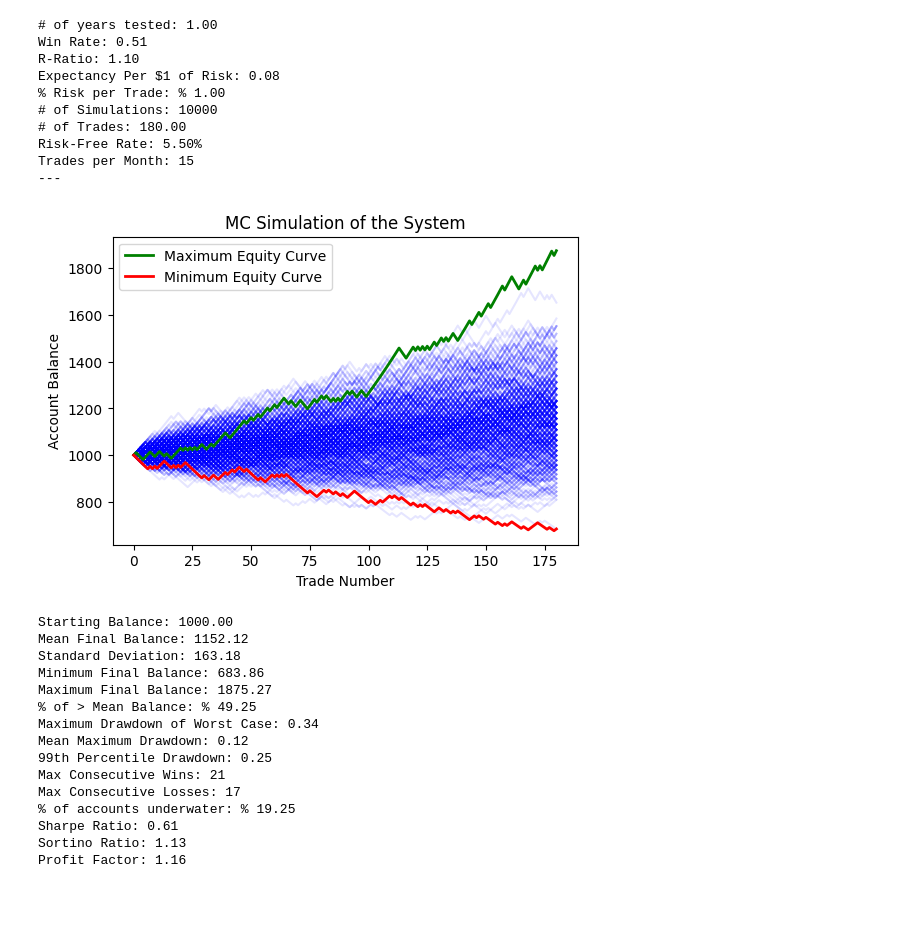
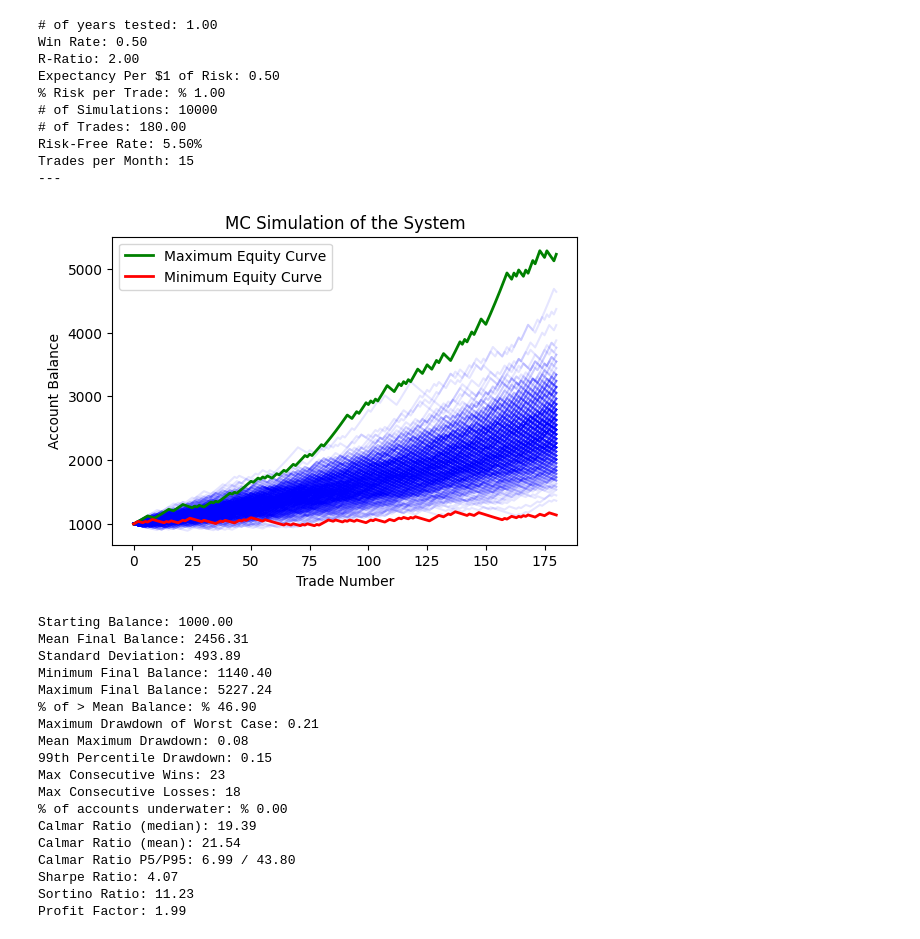
Before and after one commit to ergodique/Portfolio, a Jupyter notebook: Monte Carlo Simulation Equity Curve/mc_sim.ipynb, the cells around one changed output. Cells and saved outputs as stored; diff of their text form; code cells hidden in the pictures; blank space fills up the shorter version.

```diff
--- a/Monte Carlo Simulation Equity Curve/mc_sim.ipynb
+++ b/Monte Carlo Simulation Equity Curve/mc_sim.ipynb
@@ -154,6 +154,22 @@ def monte_carlo_simulation(win_rate, reward_to_risk, risk_per_trade, num_simulat
     print(f'Max Consecutive Losses: {np.max(max_consecutive_losses)}')
     print(f'% of accounts underwater: % {(total_numof_account_underwater/num_simulations*100):.2f}')
 
+    # -- CAGR ve Calmar Oranı --
+    years_float = num_trades / (trades_per_month * 12) if (trades_per_month * 12) > 0 else 1
+    if years_float <= 0:
+        years_float = 1
+    cagr_list = ((np.array(final_balances) / start_balance) ** (1 / years_float)) - 1
+    max_dd_array = np.array(max_drawdowns)
+    with np.errstate(divide='ignore', invalid='ignore'):
+        calmar_list = np.where(max_dd_array > 0, cagr_list / max_dd_array, np.nan)
+    calmar_median = np.nanmedian(calmar_list)
+    calmar_mean = np.nanmean(calmar_list)
+    calmar_p5 = np.nanpercentile(calmar_list, 5)
+    calmar_p95 = np.nanpercentile(calmar_list, 95)
+    print(f'Calmar Ratio (median): {calmar_median:.2f}')
+    print(f'Calmar Ratio (mean): {calmar_mean:.2f}')
+    print(f'Calmar Ratio P5/P95: {calmar_p5:.2f} / {calmar_p95:.2f}')
+
     # -- Sharpe, Sortino ve Profit Factor Oranları --
     all_monthly_returns_flat = np.concatenate(all_monthly_returns)
     sharpe_ratio = calculate_sharpe_ratio(all_monthly_returns_flat, risk_free_rate)
@@ -186,8 +202,8 @@ def monte_carlo_simulation(win_rate, reward_to_risk, risk_per_trade, num_simulat
 
 # Parametreler
 years = 1
-win_rate = 0.5136 # Kazanma oranı
-reward_to_risk = 258/234 # Ödül-zarar oranı
+win_rate = 0.50 # Kazanma oranı
+reward_to_risk = 2 # Ödül-zarar oranı
 expectancy = win_rate * reward_to_risk - (1 - win_rate)
 risk_per_trade = 0.01  # Trade başına risk
 num_simulations = 10000  # Simülasyon sayısı
@@ -198,49 +214,52 @@ risk_free_rate = 0.055  # Yıllık risksiz faiz oranı
 # Başlangıç bilgileri
 print(f'# of years tested: {years:.2f}')
 print(f'Win Rate: {win_rate:.2f}')
 print(f'R-Ratio: {reward_to_risk:.2f}')
 print(f'Expectancy Per $1 of Risk: {expectancy:.2f}')
 print(f'% Risk per Trade: % {risk_per_trade*100:.2f}')
 print(f'# of Simulations: {num_simulations:.0f}')
 print(f'# of Trades: {num_trades:.2f}')
 print(f'Risk-Free Rate: {risk_free_rate:.2%}')
 print(f'Trades per Month: {trades_per_month}')
 print('---')
 
 # Monte Carlo Simülasyonunu çalıştır
 monte_carlo_simulation(
     win_rate,
     reward_to_risk,
     risk_per_trade,
     num_simulations,
     num_trades,
     trades_per_month,
     risk_free_rate
 )
 # %% [output]
 # of years tested: 1.00
-Win Rate: 0.51
-R-Ratio: 1.10
-Expectancy Per $1 of Risk: 0.08
+Win Rate: 0.50
+R-Ratio: 2.00
+Expectancy Per $1 of Risk: 0.50
 % Risk per Trade: % 1.00
 # of Simulations: 10000
 # of Trades: 180.00
 Risk-Free Rate: 5.50%
 Trades per Month: 15
 ---
-[figure, old version]
+[figure, new version]
 Starting Balance: 1000.00
-Mean Final Balance: 1152.12
-Standard Deviation: 163.18
-Minimum Final Balance: 683.86
-Maximum Final Balance: 1875.27
-% of > Mean Balance: % 49.25
-Maximum Drawdown of Worst Case: 0.34
-Mean Maximum Drawdown: 0.12
-99th Percentile Drawdown: 0.25
-Max Consecutive Wins: 21
-Max Consecutive Losses: 17
-% of accounts underwater: % 19.25
-Sharpe Ratio: 0.61
-Sortino Ratio: 1.13
-Profit Factor: 1.16
+Mean Final Balance: 2456.31
+Standard Deviation: 493.89
+Minimum Final Balance: 1140.40
+Maximum Final Balance: 5227.24
+% of > Mean Balance: % 46.90
+Maximum Drawdown of Worst Case: 0.21
+Mean Maximum Drawdown: 0.08
+99th Percentile Drawdown: 0.15
+Max Consecutive Wins: 23
+Max Consecutive Losses: 18
+% of accounts underwater: % 0.00
+Calmar Ratio (median): 19.39
+Calmar Ratio (mean): 21.54
+Calmar Ratio P5/P95: 6.99 / 43.80
+Sharpe Ratio: 4.07
+Sortino Ratio: 11.23
+Profit Factor: 1.99
```
Also changed, not shown: parts of 1 cell of this notebook, 1 other file.
